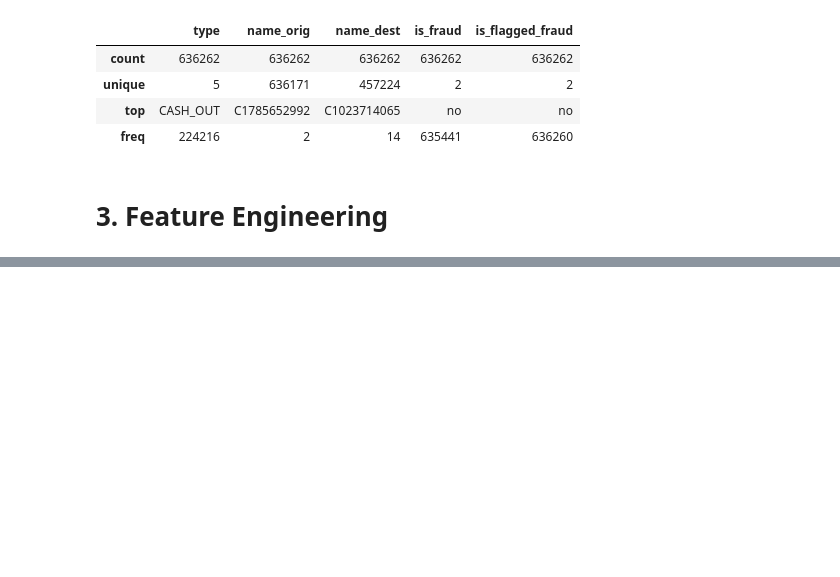
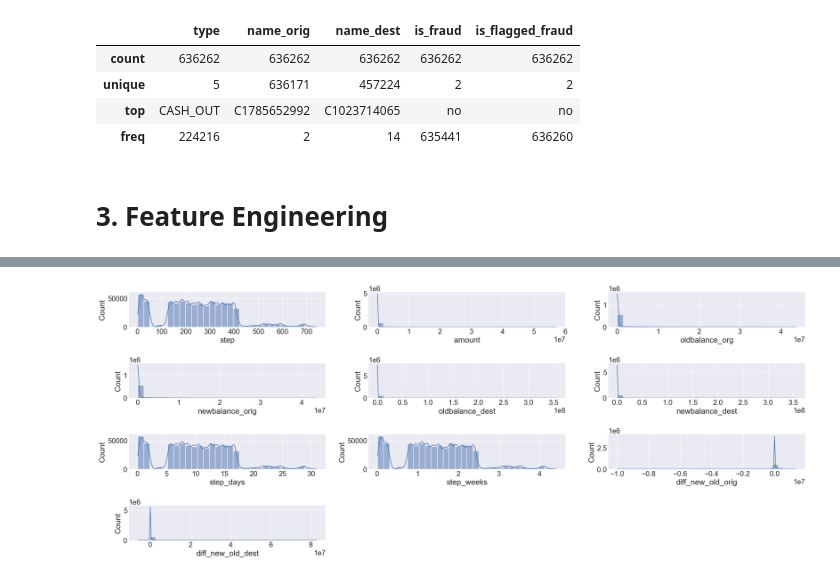
Before and after one commit to hoaghiepp/fraud-detection-trans, a Jupyter notebook: notebook/trans_fraud_dectection.ipynb, the cells around one changed output, grey strips where cells are left out. Saved outputs shown, nothing was run; the diff lists cells and outputs as text; code cells hidden in the pictures; blank space fills up the shorter version.

```diff
--- a/notebook/trans_fraud_dectection.ipynb
+++ b/notebook/trans_fraud_dectection.ipynb
@@ -188,0 +250,14 @@ df['diff_new_old_dest'] = df['newbalance_dest'] - df['oldbalance_dest']
+# %%
+num_attributes = df.select_dtypes(exclude='object')
+columns = num_attributes.columns.tolist()
+j = 1
+
+for column in columns:
+    plt.subplot(5, 3, j)
+    sns.histplot(num_attributes[column], bins=30, kde=True)
+
+    j += 1
+
+plt.tight_layout(pad=2.0)
+# %% [output]
+[figure, added]
```
Also changed, not shown: parts of 85 cells of this notebook, 3 other files.
